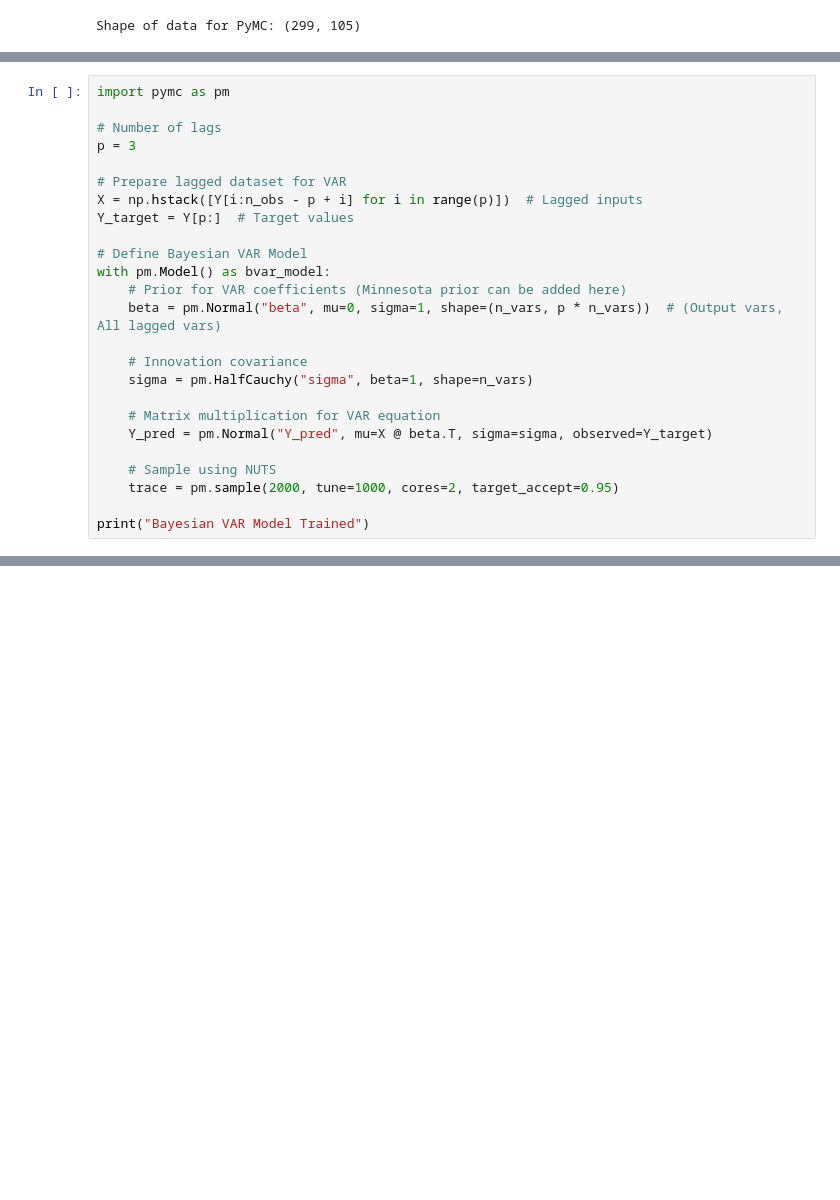
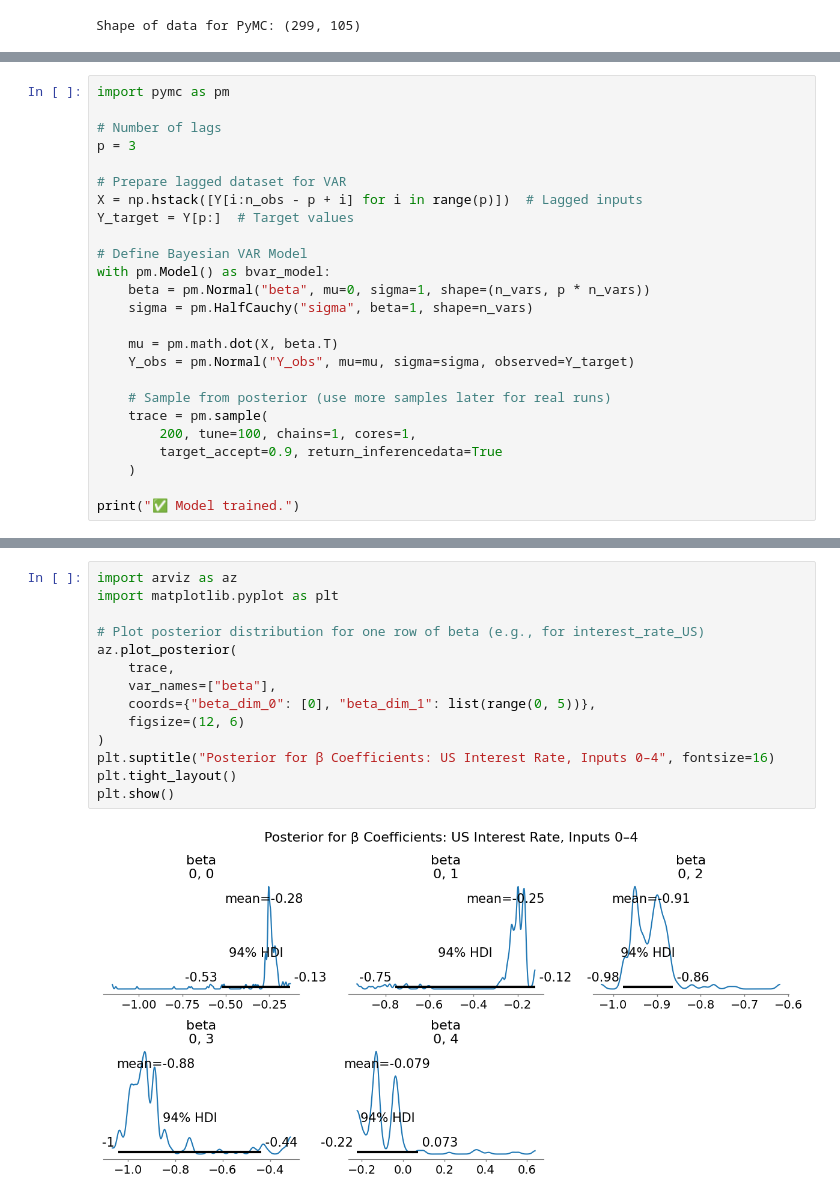
Before and after one commit to Luwate/macroeconomics-project, a Jupyter notebook: model.ipynb, the cells around one changed output, grey strips where cells are left out. Saved outputs shown, nothing was run; the diff lists cells and outputs as text; blank space fills up the shorter version.

Commit message:
Initial modelling

```diff
--- a/model.ipynb
+++ b/model.ipynb
@@ -80,18 +92,18 @@ Y_target = Y[p:]  # Target values
 
 # Define Bayesian VAR Model
 with pm.Model() as bvar_model:
-    # Prior for VAR coefficients (Minnesota prior can be added here)
-    beta = pm.Normal("beta", mu=0, sigma=1, shape=(n_vars, p * n_vars))  # (Output vars, All lagged vars)
-
-    # Innovation covariance
+    beta = pm.Normal("beta", mu=0, sigma=1, shape=(n_vars, p * n_vars))
     sigma = pm.HalfCauchy("sigma", beta=1, shape=n_vars)
 
-    # Matrix multiplication for VAR equation
-    Y_pred = pm.Normal("Y_pred", mu=X @ beta.T, sigma=sigma, observed=Y_target)
+    mu = pm.math.dot(X, beta.T)
+    Y_obs = pm.Normal("Y_obs", mu=mu, sigma=sigma, observed=Y_target)
 
-    # Sample using NUTS
-    trace = pm.sample(2000, tune=1000, cores=2, target_accept=0.95)
+    # Sample from posterior (use more samples later for real runs)
+    trace = pm.sample(
+        200, tune=100, chains=1, cores=1,
+        target_accept=0.9, return_inferencedata=True
+    )
 
-print("Bayesian VAR Model Trained")
+print("✅ Model trained.")
 # %% [output]
 Initializing NUTS using jitter+adapt_diag...
@@ -133,0 +120,16 @@ KeyError: 'Y_pred'
+# %%
+import arviz as az
+import matplotlib.pyplot as plt
+
+# Plot posterior distribution for one row of beta (e.g., for interest_rate_US)
+az.plot_posterior(
+    trace,
+    var_names=["beta"],
+    coords={"beta_dim_0": [0], "beta_dim_1": list(range(0, 5))},
+    figsize=(12, 6)
+)
+plt.suptitle("Posterior for β Coefficients: US Interest Rate, Inputs 0–4", fontsize=16)
+plt.tight_layout()
+plt.show()
+# %% [output]
+[figure, added]
```
Also changed, not shown: parts of 24 cells of this notebook.
